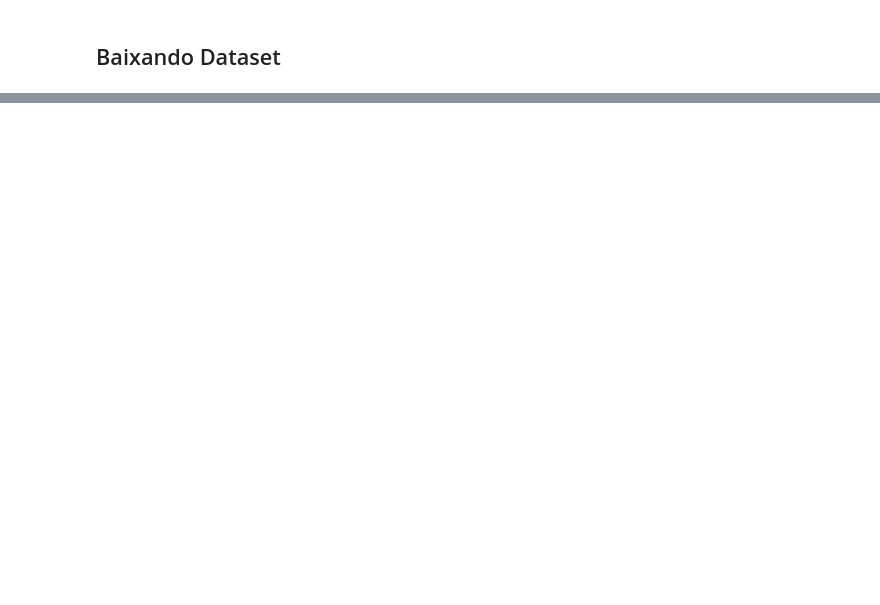
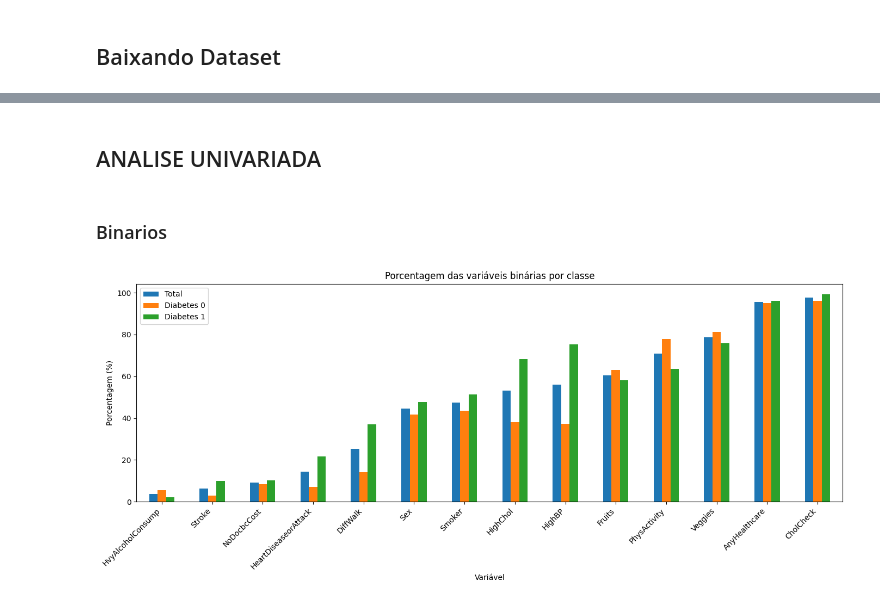
Before and after one commit to Luckas33/Inteligencia-Computacional-Aplicada, a Jupyter notebook: HomeWorks/HW-1/Códigos/HomeWork_1.ipynb, the cells around one changed output, grey strips where cells are left out. Cells and saved outputs as stored; diff of their text form; code cells hidden in the pictures; blank space fills up the shorter version.

```diff
--- a/HomeWorks/HW-1/Códigos/HomeWork_1.ipynb
+++ b/HomeWorks/HW-1/Códigos/HomeWork_1.ipynb
@@ -108,0 +30,6 @@ Passing `palette` without assigning `hue` is deprecated and will be removed in v
+# %%
+df = pd.read_csv(f'{path}/diabetes_binary_5050split_health_indicators_BRFSS2015.csv')
+#ramdomizando para ficarmos com as 6000 primeiras com media 0.5
+df_random = df.sample(frac=1, random_state=42).reset_index(drop=True)
+#pegando as 6000
+df_6000 = df_random.iloc[:6000].copy()
@@ -108,0 +82,4 @@ Passing `palette` without assigning `hue` is deprecated and will be removed in v
+# %%
+#tratando dados duplicados -> parece haver poucos
+df_6000.duplicated()
+df_6000.drop_duplicates(inplace=True)
@@ -108,0 +101,7 @@ Passing `palette` without assigning `hue` is deprecated and will be removed in v
+# %%
+#Separando em classes
+classes = [df_6000.groupby("Diabetes_binary").get_group(0), df_6000.groupby("Diabetes_binary").get_group(1)]
+display(classes[0])
+print(f"Number of rows: {classes[0].shape[0]}\nNumber of columns: {classes[0].shape[1]}")
+display(classes[1])
+print(f"Number of rows: {classes[1].shape[0]}\nNumber of columns: {classes[1].shape[1]}")
@@ -108,0 +270,34 @@ Passing `palette` without assigning `hue` is deprecated and will be removed in v
+# %% [markdown]
+## ANALISE UNIVARIADA
+# %% [markdown]
+### Binarios
+# %%
+#plots variaveis binárias
+binarias = [
+    "HighBP", "HighChol", "CholCheck", "Smoker",
+    "Stroke", "HeartDiseaseorAttack", "PhysActivity",
+    "Fruits", "Veggies", "HvyAlcoholConsump",
+    "AnyHealthcare", "NoDocbcCost", "DiffWalk", "Sex"
+]
+
+perc = pd.DataFrame({
+    "Total": df_6000[binarias].mean() * 100,
+    "Diabetes 0": classes[0][binarias].mean() * 100,
+    "Diabetes 1": classes[1][binarias].mean() * 100
+})
+
+perc = perc.sort_values("Total")
+
+perc.plot(
+    kind="bar",
+    figsize=(14, 6)
+)
+
+plt.ylabel("Porcentagem (%)")
+plt.xlabel("Variável")
+plt.title("Porcentagem das variáveis binárias por classe")
+plt.xticks(rotation=45, ha="right")
+plt.tight_layout()
+plt.show()
+# %% [output]
+[figure, added]
```
Also changed, not shown: parts of 54 cells of this notebook.
